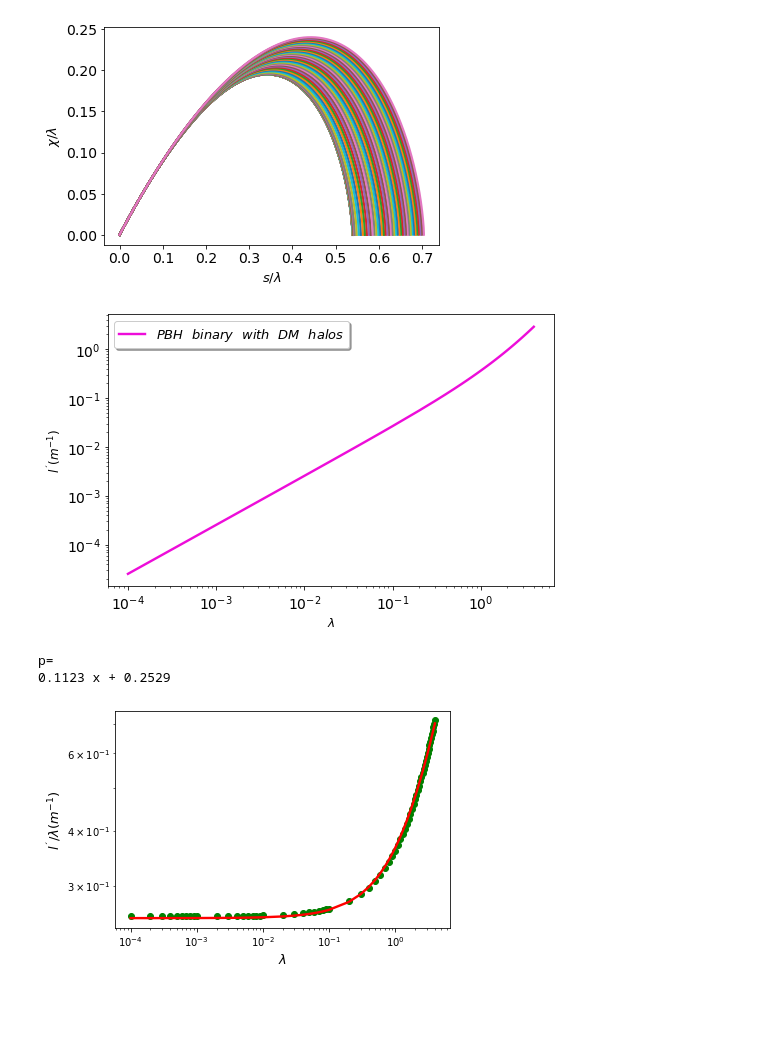
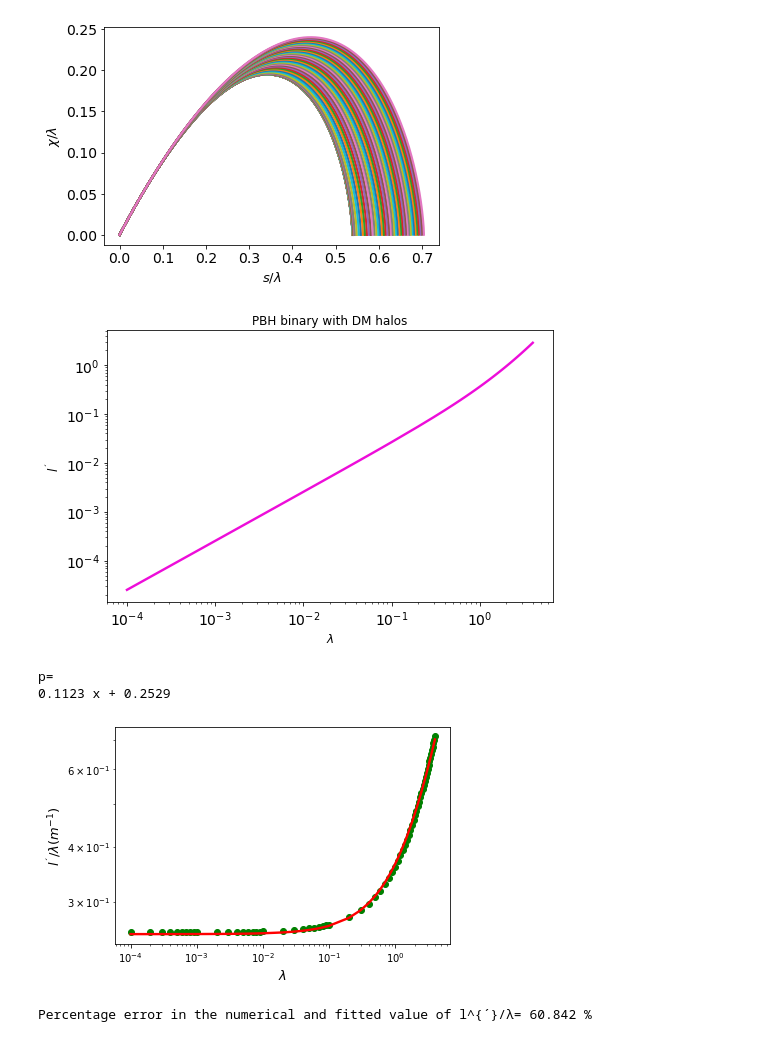
Before and after one commit to pratibhajangra591/Ifca-github, a Jupyter notebook: Tidal torque in the PBH binary.ipynb, the cells around one changed output. Cells and saved outputs as stored; diff of their text form; code cells hidden in the pictures; blank space fills up the shorter version.

```diff
--- a/Tidal torque in the PBH binary.ipynb
+++ b/Tidal torque in the PBH binary.ipynb
@@ -235,57 +352,55 @@ def integral(λ_0,s):
     m_list=np.zeros(len(s_list))
     H_list=np.zeros(len(s_list))
     I_list=np.zeros(len(s_list))
     for i, s in enumerate(s_list):
         H_list[i] = H(s)
         I_list[i] = I(s)
         m_list[i] = m(s)
     integrand_1=(χ*H_list*m(s))
     integrand_2=(χ*I_list*m(s))
     x=np.trapz(integrand_1,s_list)     # 1st integral in eq.(56) in reference pdf "Angular momentum in the PBH binary".
     z=np.trapz(integrand_2,s_list)     # 2nd integral in eq.(56) in reference pdf "Angular momentum in the PBH binary".
     Y=(x)+(z*C)
     return Y
 
 
 l_mr=np.zeros(len(λ_list))
 for i, (λ_0,s) in enumerate(zip(λ_list,s_halo_list)):
     l_mr[i] = integral(λ_0,s)
 
 
 
 plt.rc('lines', linewidth=2.4)
 plt.figure(figsize=(8,5))
 plt.loglog(λ_list,l_mr,'#ED0DD9')
 plt.xticks(fontsize=14)
 plt.yticks(fontsize=14)
 plt.xlabel('$λ$',fontsize=12)
-plt.ylabel('$l^{´}(m^{-1})$',fontsize=12)
-plt.legend(['$PBH\hspace{0.7} binary\hspace{0.7} with\hspace{0.7} DM\hspace{0.7} halos$'],prop = {'size' :13},
-              loc='upper left',shadow = True,
-           facecolor = 'white',fontsize=19)
+plt.ylabel('$l^{´}$',fontsize=12)
+plt.title('PBH binary with DM halos')
 plt.show()
 # %% [output]
 [figure]
-[figure, old version]
+[figure, new version]
 # %%
 # Fitting of the the curve for the value of l^{'}/λ vs λ for the PBH binary with dark matter
 # halos.
 
-x = np.array(λ_list)
-y = np.array(l_mr)
-Y = np.array(y/x)
+x_halo = np.array(λ_list)
+y_halo = np.array(l_mr)
+Y_halo = np.array(y_halo/x_halo)
 
 
 
-z = np.polyfit(x, Y, 1)
-p = np.poly1d(z)
-print("p=",p)
+z = np.polyfit(x_halo, Y_halo, 1)
+p_halo = np.poly1d(z)
+print("p=",p_halo)
 
 
 
 
-plt.loglog(x,Y,'go')
-plt.plot(x,p(x),'r')
+plt.loglog(x_halo,Y_halo,'go')
+plt.plot(x_halo,p_halo(x_halo),'r')
 
 plt.yscale('log')
 
@@ -294,7 +409,22 @@ plt.ylabel('$l^{´}/λ(m^{-1})$',fontsize=13)
 plt.show()
 
 # This gives the fitted value of l^{'} as, l^{'}= (0.2529λ + 0.1123(λ**2))m^{-1}.
+
+l=len(λ_list)
+
+
+#Calculation of the Percentage error in the numerical and fitted value of l^{´}/λ for PBH binary without
+#dark matter halos.
+def mape(numerical, fitted):
+    numerical, fitted = np.array(numerical), np.array(fitted)
+    return np.mean(np.abs((numerical - fitted) / numerical)) * 100
+numerical = Y_halo
+fitted = p_halo(x_halo)
+max_error=(l*(mape(numerical,fitted)))     #Maximum Percentage error
+
+print("Percentage error in the numerical and fitted value of l^{´}/λ=",'%0.3f'%max_error,"%")
 # %% [output]
 p=
 0.1123 x + 0.2529
 [figure]
+Percentage error in the numerical and fitted value of l^{´}/λ= 60.842 %
```
Also changed, not shown: parts of 7 cells of this notebook, 1 other file.
